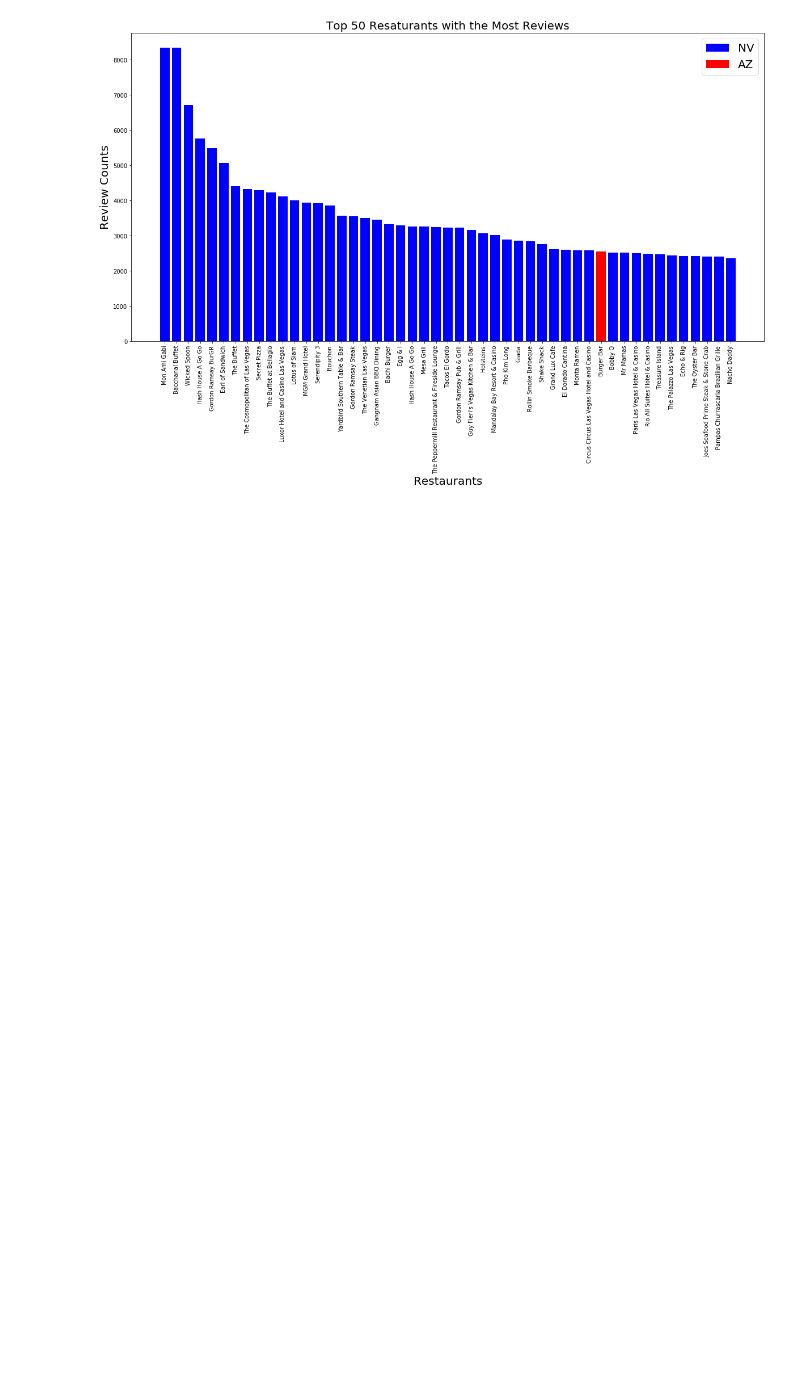
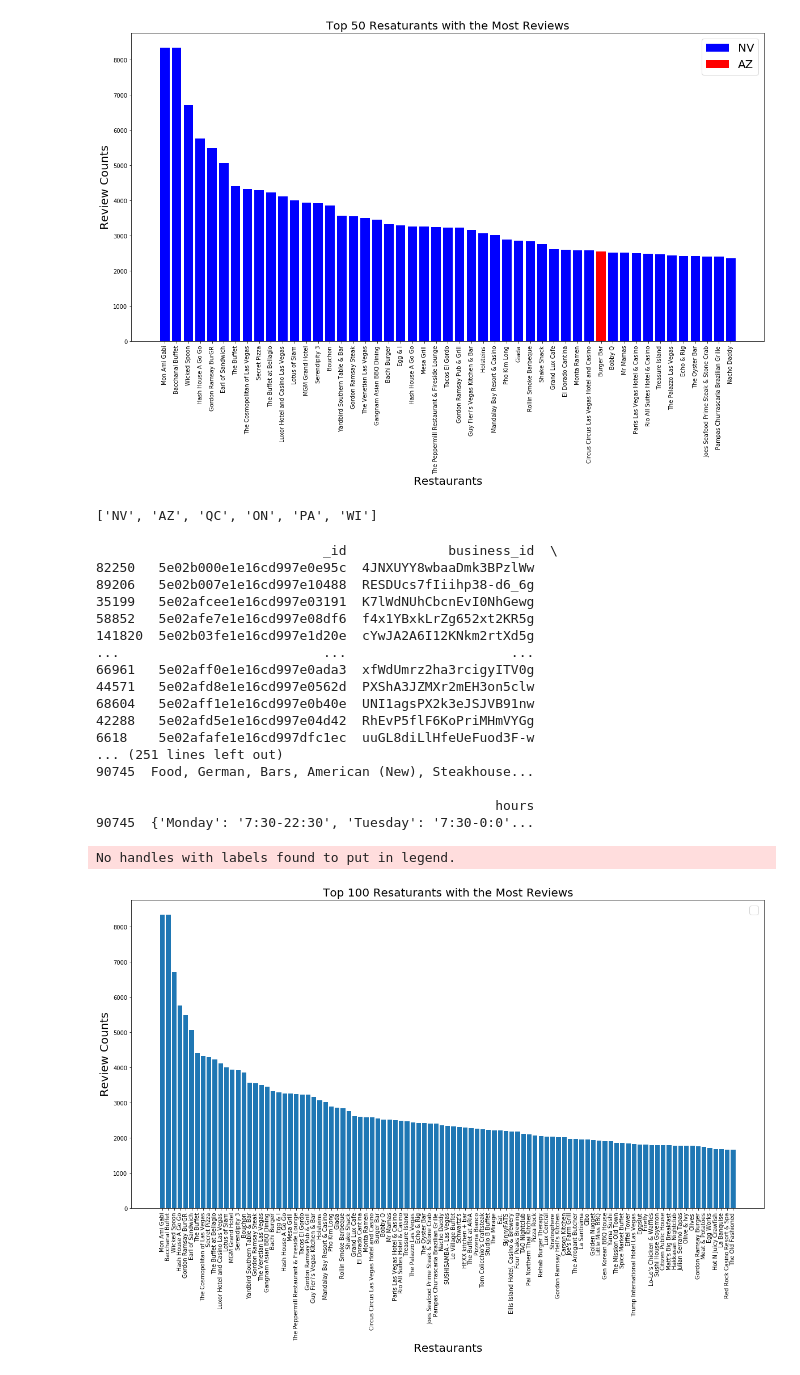
Before and after one commit to yueweng/restaurant-reviews, a Jupyter notebook: project.ipynb, the cells around one changed output. Cells and saved outputs as stored; diff of their text form; code cells hidden in the pictures; blank space fills up the shorter version.

Commit message:
add graph

```diff
--- a/project.ipynb
+++ b/project.ipynb
@@ -163,3 +163,54 @@ plt.legend(fontsize=20)
 plt.savefig('images/top_50_restaurants.png', bbox_inches = "tight")
 # %% [output]
 [figure]
+# %%
+most_reviews = restaurant_df.sort_values(by=['review_count'], ascending=False).head(100)
+most_reviews.state.unique()
+
+state = []
+
+for s in most_reviews.state.unique():
+    state.append(s)
+
+state
+# %% [output]
+['NV', 'AZ', 'QC', 'ON', 'PA', 'WI']
+# %%
+colors = ['blue', 'green', 'red', 'brown', 'cyan', 'purple']
+import matplotlib.pyplot as plt
+
+st = {}
+for idx, s in enumerate(state):
+    st[idx] = most_reviews[most_reviews['state'] == s]
+
+fig, ax = plt.subplots(figsize=[20,10])
+ax.set_title('Top 100 Resaturants with the Most Reviews', fontsize=20)
+ax.bar(most_reviews['name'], most_reviews['review_count'])
+for idx, s in enumerate(state):
+    ax.bar(st[idx]['name'], st[idx]['review_count'], color=colors[idx], label=s)
+ax.set_xticklabels(most_reviews['name'], rotation=90)
+ax.set_xlabel('Restaurants', fontsize=20)
+ax.set_ylabel('Review Counts', fontsize=20)
+plt.legend(fontsize=20)
+
+plt.savefig('images/top_100_restaurants.png', bbox_inches = "tight")
+# %% [output]
+                             _id             business_id  \
+82250   5e02b000e1e16cd997e0e95c  4JNXUYY8wbaaDmk3BPzlWw
+89206   5e02b007e1e16cd997e10488  RESDUcs7fIiihp38-d6_6g
+35199   5e02afcee1e16cd997e03191  K7lWdNUhCbcnEvI0NhGewg
+58852   5e02afe7e1e16cd997e08df6  f4x1YBxkLrZg652xt2KR5g
+141820  5e02b03fe1e16cd997e1d20e  cYwJA2A6I12KNkm2rtXd5g
+...                          ...                     ...
+66961   5e02aff0e1e16cd997e0ada3  xfWdUmrz2ha3rcigyITV0g
+44571   5e02afd8e1e16cd997e0562d  PXShA3JZMXr2mEH3on5clw
+68604   5e02aff1e1e16cd997e0b40e  UNI1agsPX2k3eJSJVB91nw
+42288   5e02afd5e1e16cd997e04d42  RhEvP5flF6KoPriMHmVYGg
+6618    5e02afafe1e16cd997dfc1ec  uuGL8diLlHfeUeFuod3F-w
+... (251 lines left out)
+90745  Food, German, Bars, American (New), Steakhouse...
+
+                                                   hours
+90745  {'Monday': '7:30-22:30', 'Tuesday': '7:30-0:0'...
+No handles with labels found to put in legend.
+[figure, added]
```
Also changed, not shown: 2 other files.
